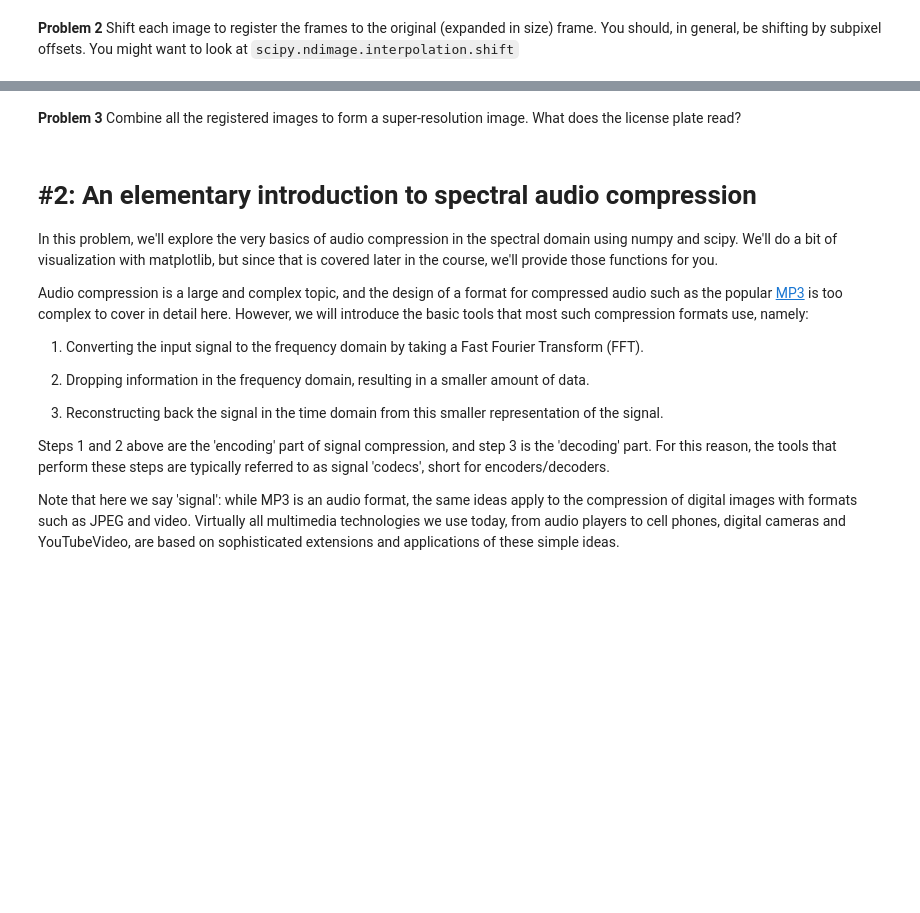
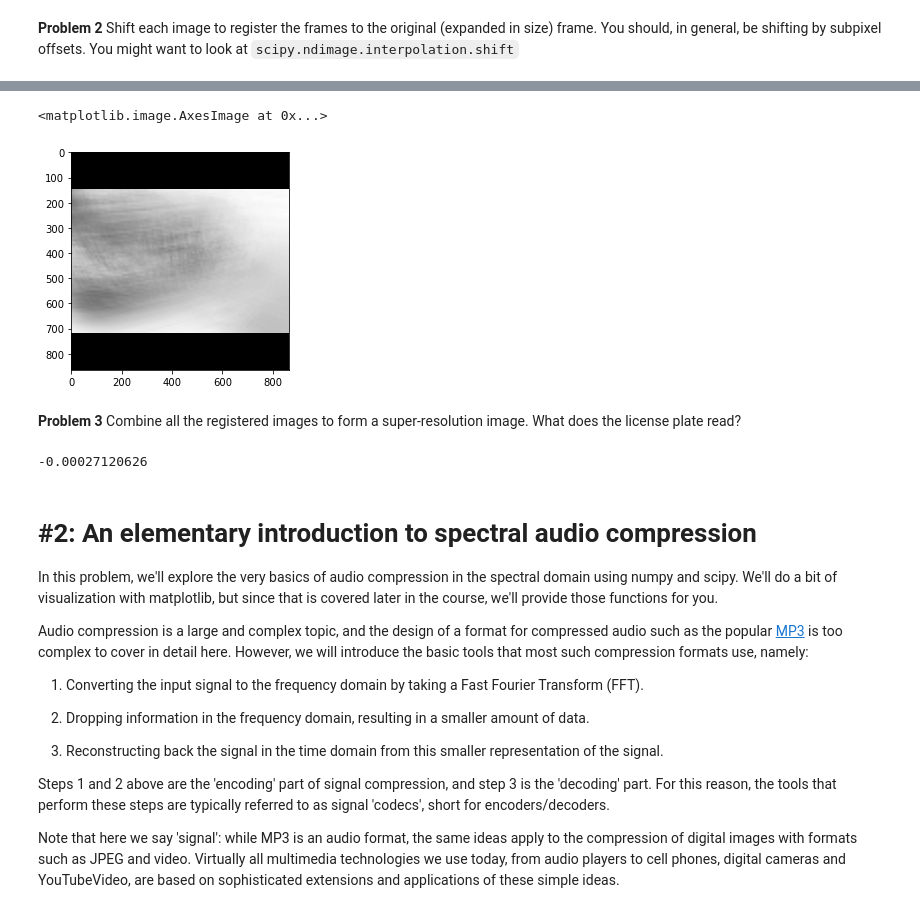
Before and after one commit to smerdis/mukerji-ay250, a Jupyter notebook: hw_1/hw_1_assignment.ipynb, the cells around one changed output, grey strips where cells are left out. Drawn from its saved outputs; the diff is of its cells as text; code cells hidden in the pictures; blank space fills up the shorter version.

```diff
--- a/hw_1/hw_1_assignment.ipynb
+++ b/hw_1/hw_1_assignment.ipynb
@@ -73,5 +184,17 @@ tar -xvzf homework1_data.tgz  # do NOT check this files into git...
+# %%
+avg_sk = np.mean(reg_data_sk, axis=-1)
+sum_sk = np.sum(reg_data_sk, axis=-1)
+# %%
+plt.imshow(sum_sk)
+# %% [output]
+<matplotlib.image.AxesImage at 0x...>
+[figure, added]
 # %% [markdown]
 **Problem 3** Combine all the registered images to form a super-resolution image. What does the license plate read?
+# %%
+np.mean(reg_data)
+# %% [output]
+-0.00027120626
 # %% [markdown]
 # #2: An elementary introduction to spectral audio compression
 
```
Also changed, not shown: parts of 12 cells of this notebook, 9 other files.
